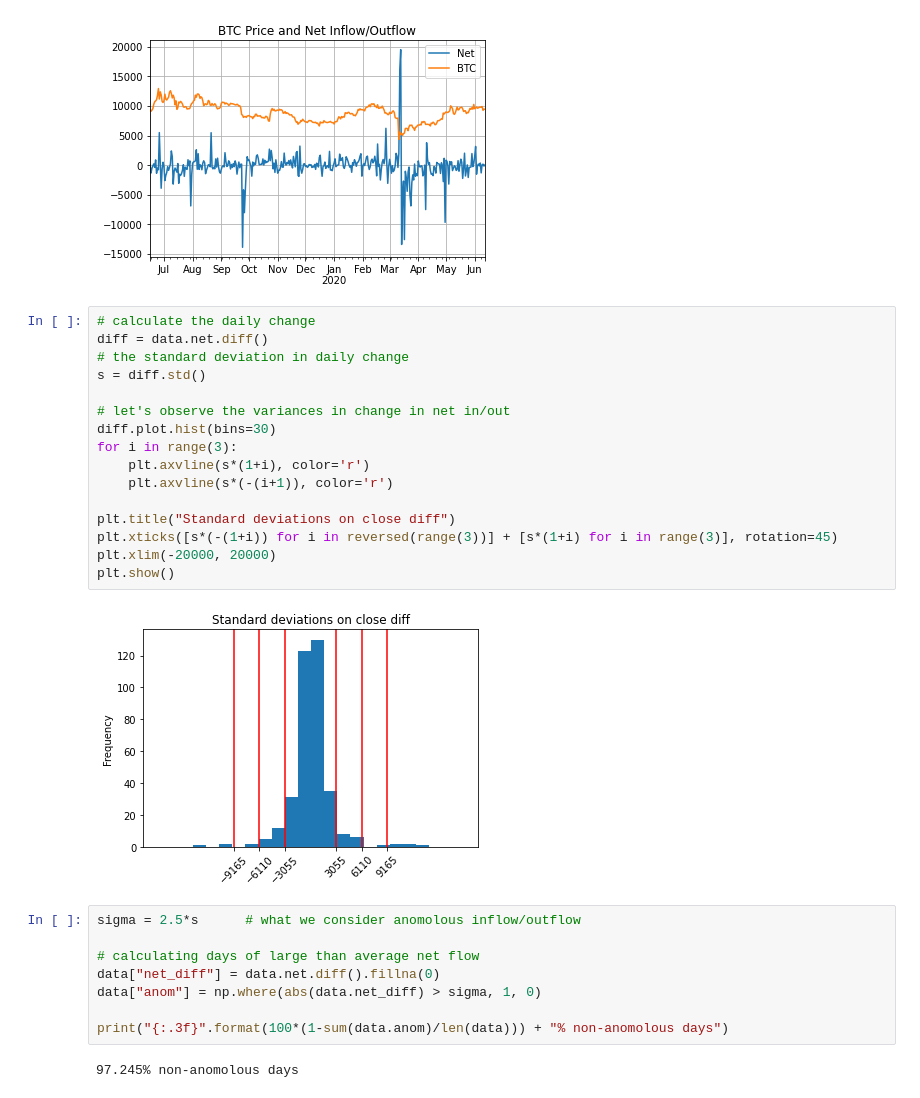
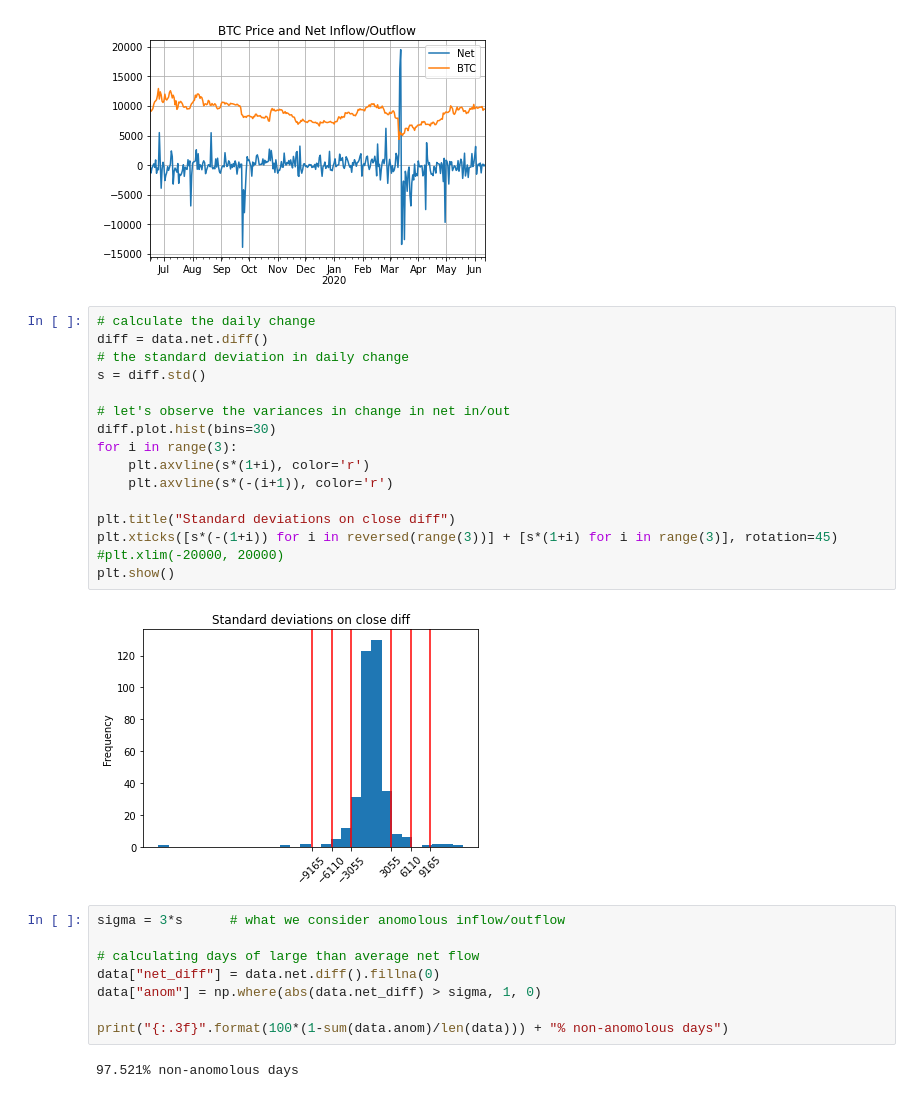
Before and after one commit to amberdata/evan-blog-posts, a Jupyter notebook: notebooks/1.0-ea-analysis.ipynb, the cells around one changed output. Drawn from its saved outputs; the diff is of its cells as text.

```diff
--- a/notebooks/1.0-ea-analysis.ipynb
+++ b/notebooks/1.0-ea-analysis.ipynb
@@ -19,23 +21,23 @@ plt.grid(True)
 # %%
 # calculate the daily change
 diff = data.net.diff()
 # the standard deviation in daily change
 s = diff.std()
 
 # let's observe the variances in change in net in/out
 diff.plot.hist(bins=30)
 for i in range(3):
     plt.axvline(s*(1+i), color='r')
     plt.axvline(s*(-(i+1)), color='r')
 
 plt.title("Standard deviations on close diff")
 plt.xticks([s*(-(1+i)) for i in reversed(range(3))] + [s*(1+i) for i in range(3)], rotation=45)
-plt.xlim(-20000, 20000)
+#plt.xlim(-20000, 20000)
 plt.show()
 # %% [output]
-[figure, old version]
+[figure, new version]
 # %%
-sigma = 2.5*s      # what we consider anomolous inflow/outflow
+sigma = 3*s      # what we consider anomolous inflow/outflow
 
 # calculating days of large than average net flow
 data["net_diff"] = data.net.diff().fillna(0)
@@ -43,7 +45,7 @@ data["anom"] = np.where(abs(data.net_diff) > sigma, 1, 0)
 
 print("{:.3f}".format(100*(1-sum(data.anom)/len(data))) + "% non-anomolous days")
 # %% [output]
-97.245% non-anomolous days
+97.521% non-anomolous days
 # %%
 months = mdates.MonthLocator()
 monthsFmt = mdates.DateFormatter('%b')
```
Also changed, not shown: parts of 8 cells of this notebook, 1 other file.
